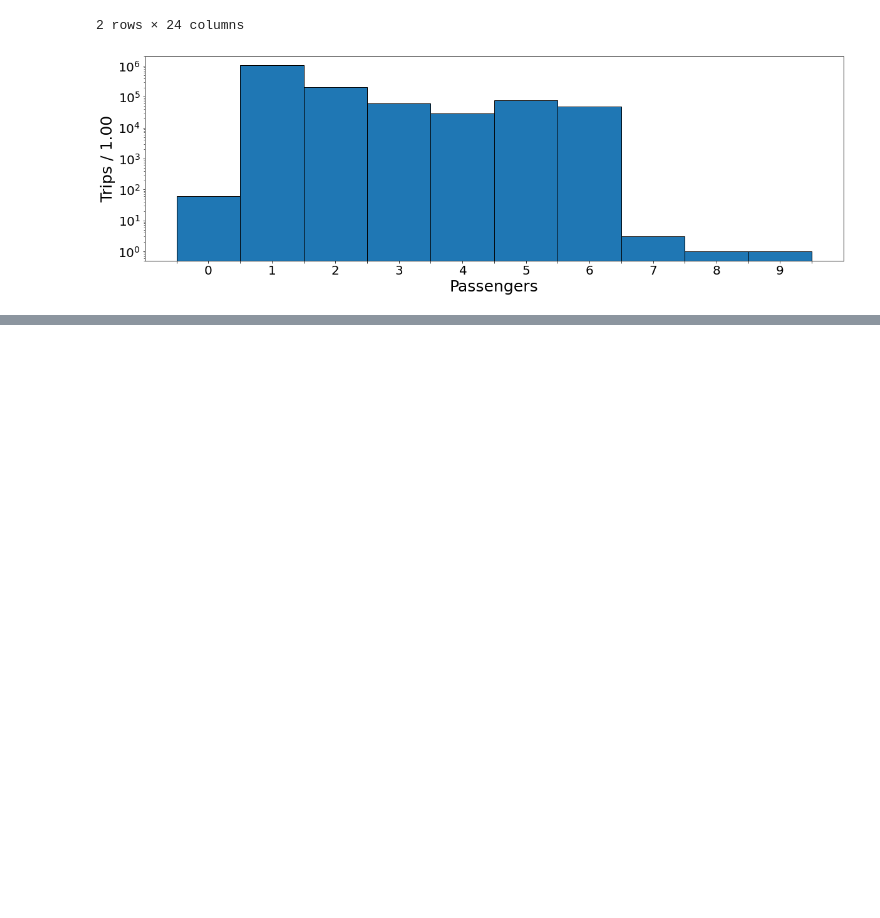
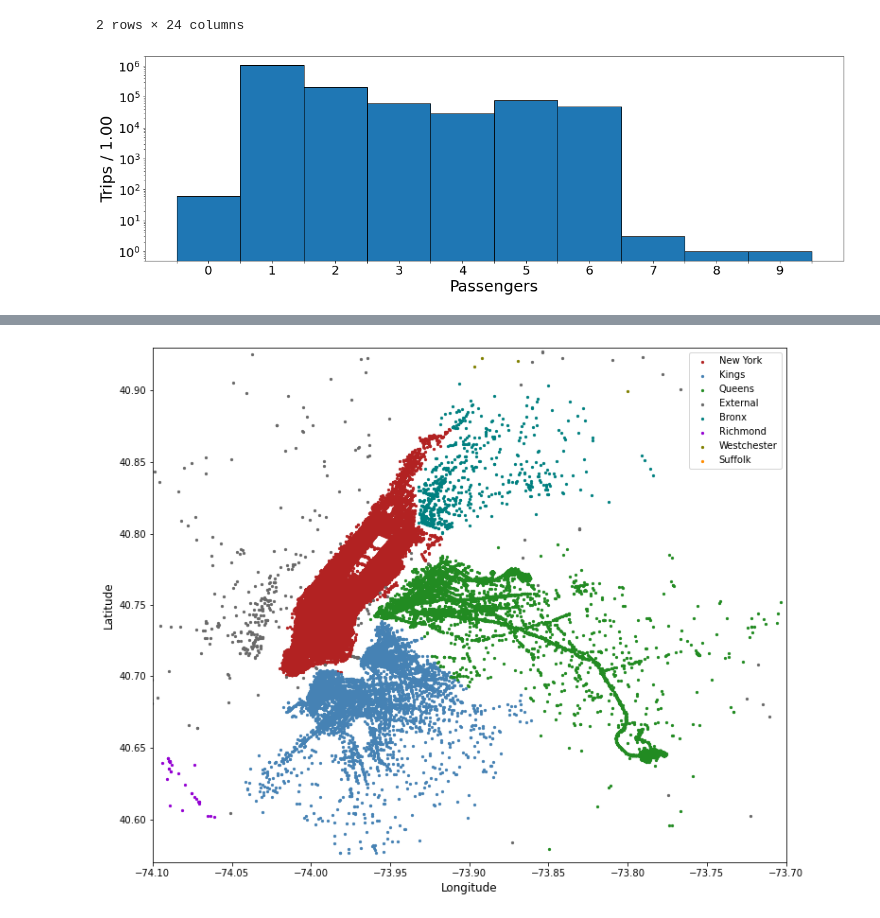
Before and after one commit to Chri1629/aml_project, a Jupyter notebook: codice/preprocessing/Map_plot.ipynb, the cells around one changed output, grey strips where cells are left out. Cells and saved outputs as stored; diff of their text form; code cells hidden in the pictures; blank space fills up the shorter version.

```diff
--- a/codice/preprocessing/Map_plot.ipynb
+++ b/codice/preprocessing/Map_plot.ipynb
@@ -160,0 +205,3 @@ picks
+# %%
+df["county_nrm"] = df["County"].apply(lambda x: dict_transform[x])
+df
@@ -160,0 +222,30 @@ picks
+# %%
+plt.figure(figsize=(12,10))
+s_marker = 5
+alpha_dot = 1
+plt.scatter( x= df[df["County"] == "New York"]["pickup_longitude"],
+             y= df[df["County"] == "New York"]["pickup_latitude"], s=s_marker, alpha=alpha_dot, color = "firebrick", label = "New York")
+plt.scatter( x= df[df["County"] == "Kings"]["pickup_longitude"],
+             y= df[df["County"] == "Kings"]["pickup_latitude"], s=s_marker, alpha=alpha_dot, color = "steelblue", label = "Kings")
+plt.scatter( x= df[df["County"] == "Queens"]["pickup_longitude"],
+             y= df[df["County"] == "Queens"]["pickup_latitude"], s=s_marker, alpha=alpha_dot, color = "forestgreen", label = "Queens")
+plt.scatter( x= df[df["County"] == "External"]["pickup_longitude"],
+             y= df[df["County"] == "External"]["pickup_latitude"], s=s_marker, alpha=alpha_dot, color = "dimgray", label = "External")
+plt.scatter( x= df[df["County"] == "Bronx"]["pickup_longitude"],
+             y= df[df["County"] == "Bronx"]["pickup_latitude"], s=s_marker, alpha=alpha_dot, color = "teal", label = "Bronx")
+plt.scatter( x= df[df["County"] == "Richmond"]["pickup_longitude"],
+             y= df[df["County"] == "Richmond"]["pickup_latitude"], s=s_marker, alpha=alpha_dot, color = "darkviolet", label = "Richmond")
+plt.scatter( x= df[df["County"] == "Westchester"]["pickup_longitude"],
+             y= df[df["County"] == "Westchester"]["pickup_latitude"], s=s_marker, alpha=alpha_dot, color = "olive", label = "Westchester")
+plt.scatter( x= df[df["County"] == "Suffolk"]["pickup_longitude"],
+             y= df[df["County"] == "Suffolk"]["pickup_latitude"], s=s_marker, alpha=alpha_dot, color = "darkorange", label = "Suffolk")
+plt.legend(loc = "upper right", fontsize = 10)
+plt.xlim(-74.1, -73.7)
+plt.ylim(40.57, 40.93)
+plt.tick_params(labelsize=10)
+#plt.title(name, fontsize=18 )
+plt.xlabel('Longitude', fontsize=12)
+plt.ylabel('Latitude',  fontsize=12)
+plt.show()
+# %% [output]
+[figure, added]
```
Also changed, not shown: parts of 12 cells of this notebook.
